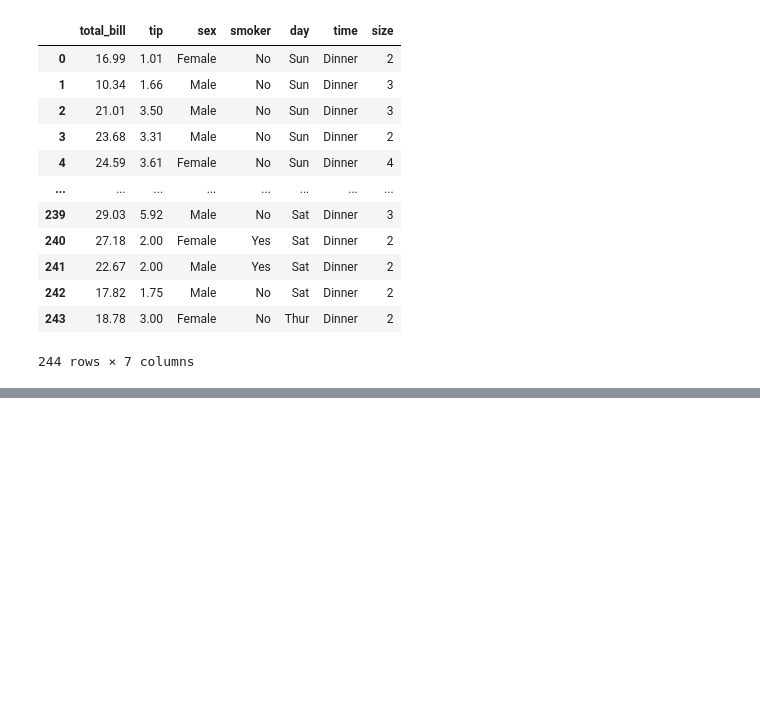
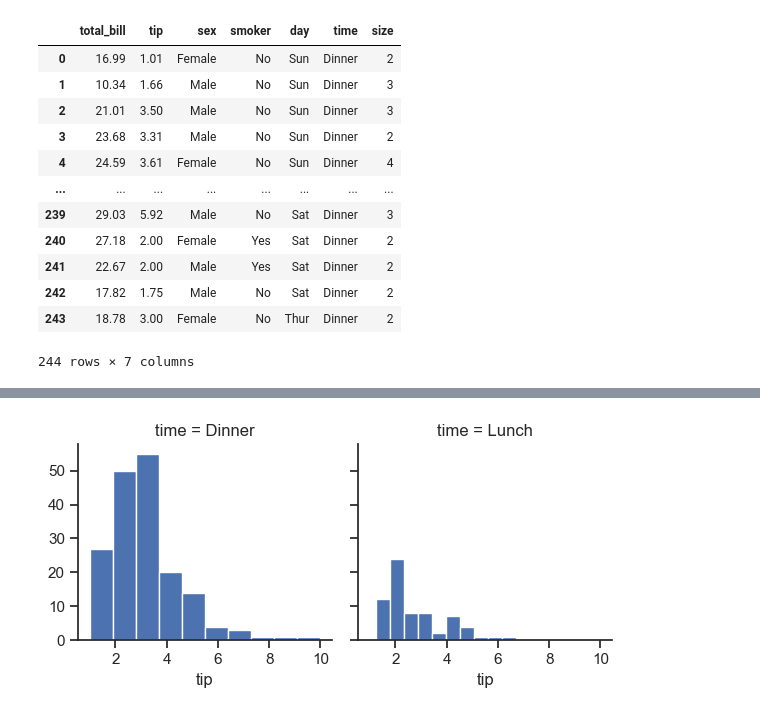
Before and after one commit to mericcapar/pandas_exercise, a Jupyter notebook: Visualization /Tips.ipynb, the cells around one changed output, grey strips where cells are left out. Drawn from its saved outputs; the diff is of its cells as text; code cells hidden in the pictures; blank space fills up the shorter version.

```diff
--- a/Visualization /Tips.ipynb
+++ b/Visualization /Tips.ipynb
@@ -72,0 +82,6 @@ sns.set
+# %%
+
+g = sns.FacetGrid(tips, col = "time")
+g.map(plt.hist, "tip");
+# %% [output]
+[figure, added]
```
Also changed, not shown: parts of 15 cells of this notebook.
